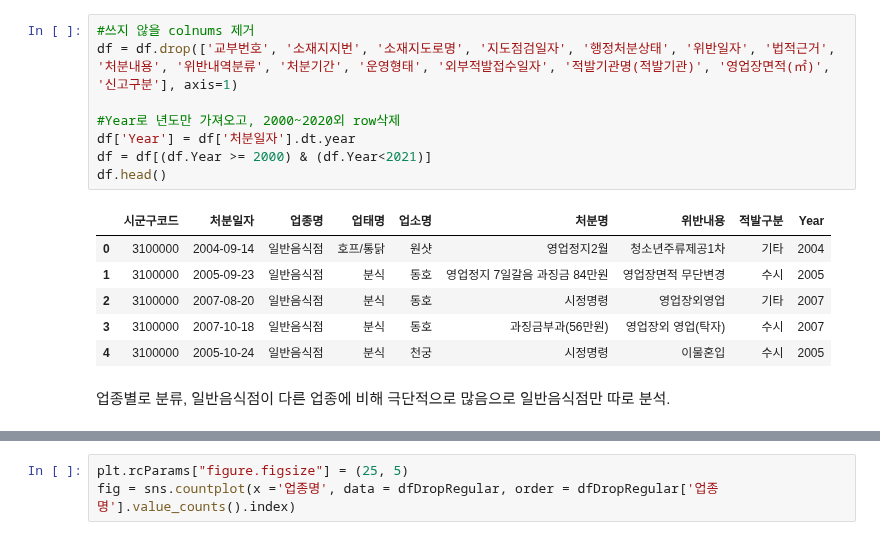
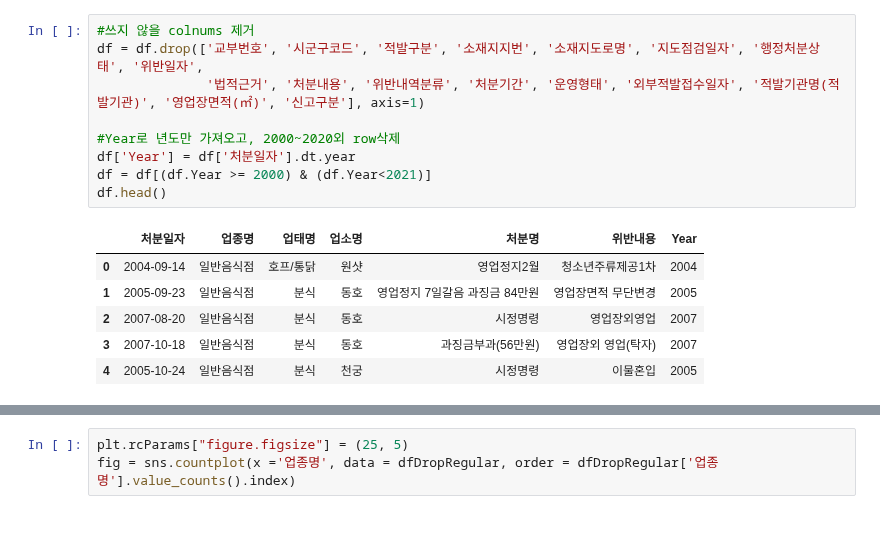
Before and after one commit to HyeJiJUN11/DataAnalysisProgramming, a Jupyter notebook: Project.ipynb, the cells around one changed output, grey strips where cells are left out. Saved outputs shown, nothing was run; the diff lists cells and outputs as text.

```diff
--- a/Project.ipynb
+++ b/Project.ipynb
@@ -92,17 +83,16 @@ rowXcol
 # %%
 #쓰지 않을 colnums 제거
-df = df.drop(['교부번호', '소재지지번', '소재지도로명', '지도점검일자', '행정처분상태', '위반일자', '법적근거', '처분내용', '위반내역분류', '처분기간', '운영형태', '외부적발접수일자', '적발기관명(적발기관)', '영업장면적(㎡)', '신고구분'], axis=1)
+df = df.drop(['교부번호', '시군구코드', '적발구분', '소재지지번', '소재지도로명', '지도점검일자', '행정처분상태', '위반일자',
+              '법적근거', '처분내용', '위반내역분류', '처분기간', '운영형태', '외부적발접수일자', '적발기관명(적발기관)', '영업장면적(㎡)', '신고구분'], axis=1)
 
 #Year로 년도만 가져오고, 2000~2020외 row삭제
 df['Year'] = df['처분일자'].dt.year
 df = df[(df.Year >= 2000) & (df.Year<2021)]
 df.head()
 # %% [output]
-|  | 시군구코드 | 처분일자 | 업종명 | 업태명 | 업소명 | 처분명 | 위반내용 | 적발구분 | Year |
-| 0 | 3100000 | 2004-09-14 | 일반음식점 | 호프/통닭 | 원샷 | 영업정지2월 | 청소년주류제공1차 | 기타 | 2004 |
-| 1 | 3100000 | 2005-09-23 | 일반음식점 | 분식 | 동호 | 영업정지 7일갈음 과징금 84만원 | 영업장면적 무단변경 | 수시 | 2005 |
-| 2 | 3100000 | 2007-08-20 | 일반음식점 | 분식 | 동호 | 시정명령 | 영업장외영업 | 기타 | 2007 |
-| 3 | 3100000 | 2007-10-18 | 일반음식점 | 분식 | 동호 | 과징금부과(56만원) | 영업장외 영업(탁자) | 수시 | 2007 |
-| 4 | 3100000 | 2005-10-24 | 일반음식점 | 분식 | 천궁 | 시정명령 | 이물혼입 | 수시 | 2005 |
+|  | 처분일자 | 업종명 | 업태명 | 업소명 | 처분명 | 위반내용 | Year |
+| 0 | 2004-09-14 | 일반음식점 | 호프/통닭 | 원샷 | 영업정지2월 | 청소년주류제공1차 | 2004 |
+| 1 | 2005-09-23 | 일반음식점 | 분식 | 동호 | 영업정지 7일갈음 과징금 84만원 | 영업장면적 무단변경 | 2005 |
+| 2 | 2007-08-20 | 일반음식점 | 분식 | 동호 | 시정명령 | 영업장외영업 | 2007 |
+| 3 | 2007-10-18 | 일반음식점 | 분식 | 동호 | 과징금부과(56만원) | 영업장외 영업(탁자) | 2007 |
+| 4 | 2005-10-24 | 일반음식점 | 분식 | 천궁 | 시정명령 | 이물혼입 | 2005 |
-# %% [markdown]
-업종별로 분류, 일반음식점이 다른 업종에 비해 극단적으로 많음으로 일반음식점만 따로 분석.
```
Also changed, not shown: parts of 35 cells of this notebook.
